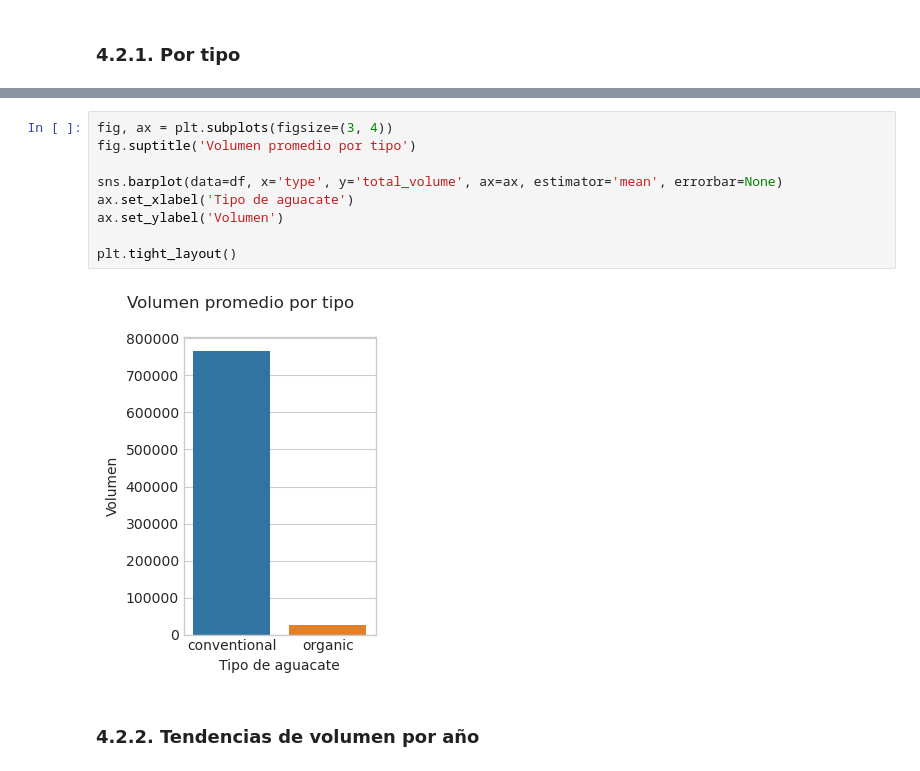
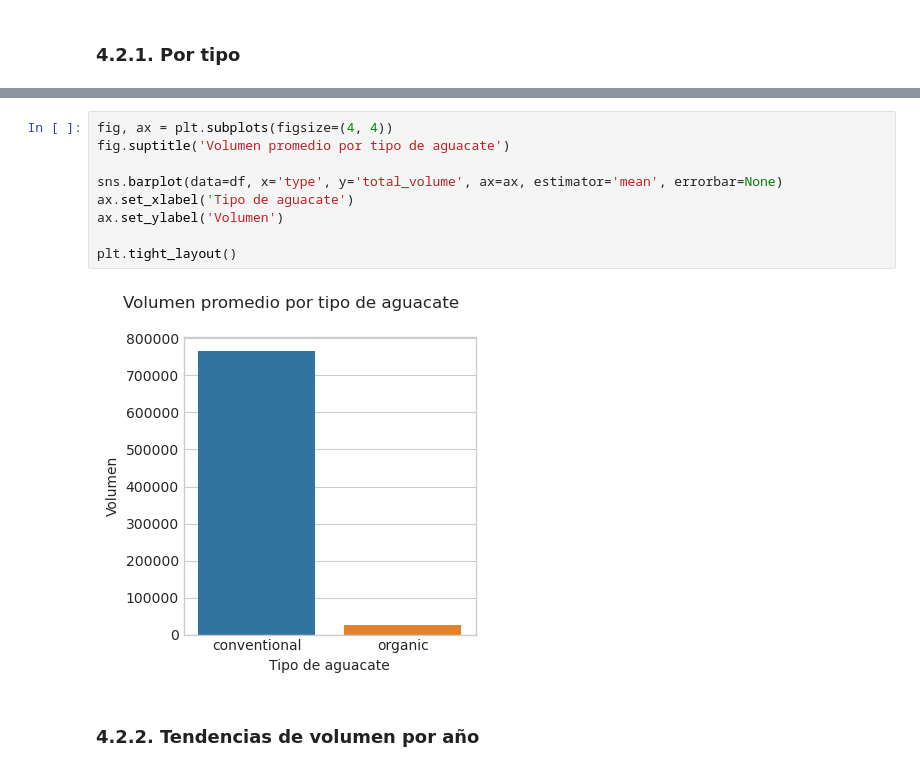
Before and after one commit to JoePortilla/AvocadoPrice-EDA, a Jupyter notebook: AvocadoPrice-EDA.ipynb, the cells around one changed output, grey strips where cells are left out. Cells and saved outputs as stored; diff of their text form.

```diff
--- a/AvocadoPrice-EDA.ipynb
+++ b/AvocadoPrice-EDA.ipynb
@@ -278,14 +390,14 @@ df.groupby('type').mean()
 # %%
-fig, ax = plt.subplots(figsize=(3, 4))
-fig.suptitle('Volumen promedio por tipo')
+fig, ax = plt.subplots(figsize=(4, 4))
+fig.suptitle('Volumen promedio por tipo de aguacate')
 
 sns.barplot(data=df, x='type', y='total_volume', ax=ax, estimator='mean', errorbar=None)
 ax.set_xlabel('Tipo de aguacate')
 ax.set_ylabel('Volumen')
 
 plt.tight_layout()
 # %% [output]
-[figure, old version]
+[figure, new version]
 # %% [markdown]
 ### 4.2.2. Tendencias de volumen por año
 # %%
```
Also changed, not shown: parts of 23 cells of this notebook.
